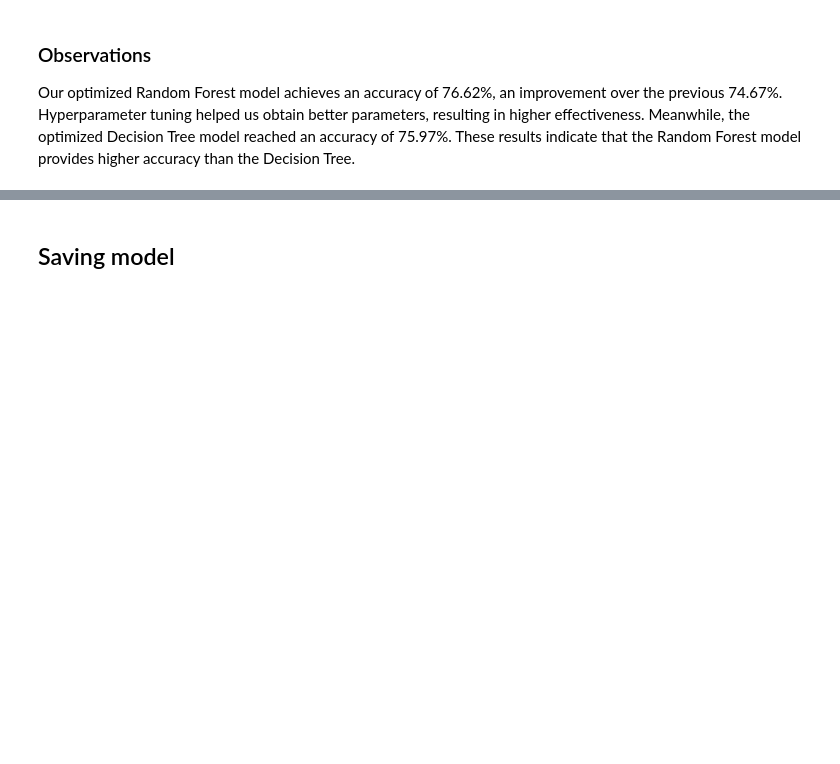
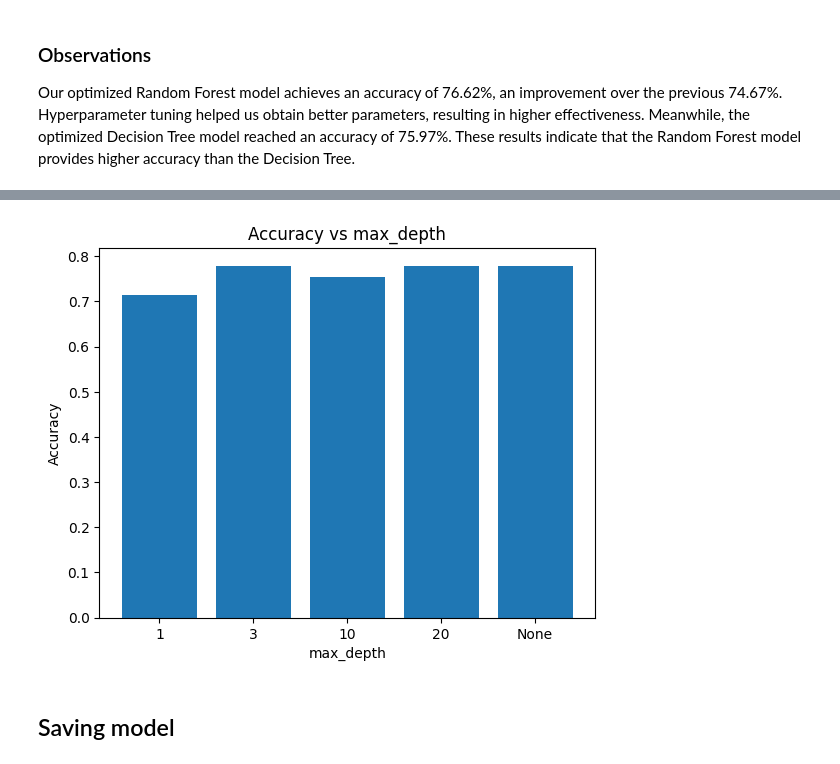
Before and after one commit to 4GeeksAcademy/josefina-aispuro-merelles-machine-learning, a Jupyter notebook: src/05-random-forest-diabetes.ipynb, the cells around one changed output, grey strips where cells are left out. Cells and saved outputs as stored; diff of their text form; code cells hidden in the pictures; blank space fills up the shorter version.

```diff
--- a/src/05-random-forest-diabetes.ipynb
+++ b/src/05-random-forest-diabetes.ipynb
@@ -138,3 +157,22 @@ Our optimized Random Forest model achieves an accuracy of 76.62%, an improvement
+# %%
+# Accuracy vs max_depth
+max_depth_list = [1, 3, 10, 20, None]
+accuracies_depth = []
+
+for depth in max_depth_list:
+    model = RandomForestClassifier(max_depth=depth, random_state=42)
+    model.fit(X_train, y_train)
+    y_pred = model.predict(X_test)
+    accuracies_depth.append(accuracy_score(y_test, y_pred))
+
+plt.bar(["1", "3", "10", "20", "None"], accuracies_depth)
+plt.title("Accuracy vs max_depth")
+plt.xlabel("max_depth")
+plt.ylabel("Accuracy")
+
+plt.show()
+# %% [output]
+[figure, added]
 # %% [markdown]
 ## Saving model
 # %%
```
Also changed, not shown: parts of 1 cell of this notebook, 2 other files.
